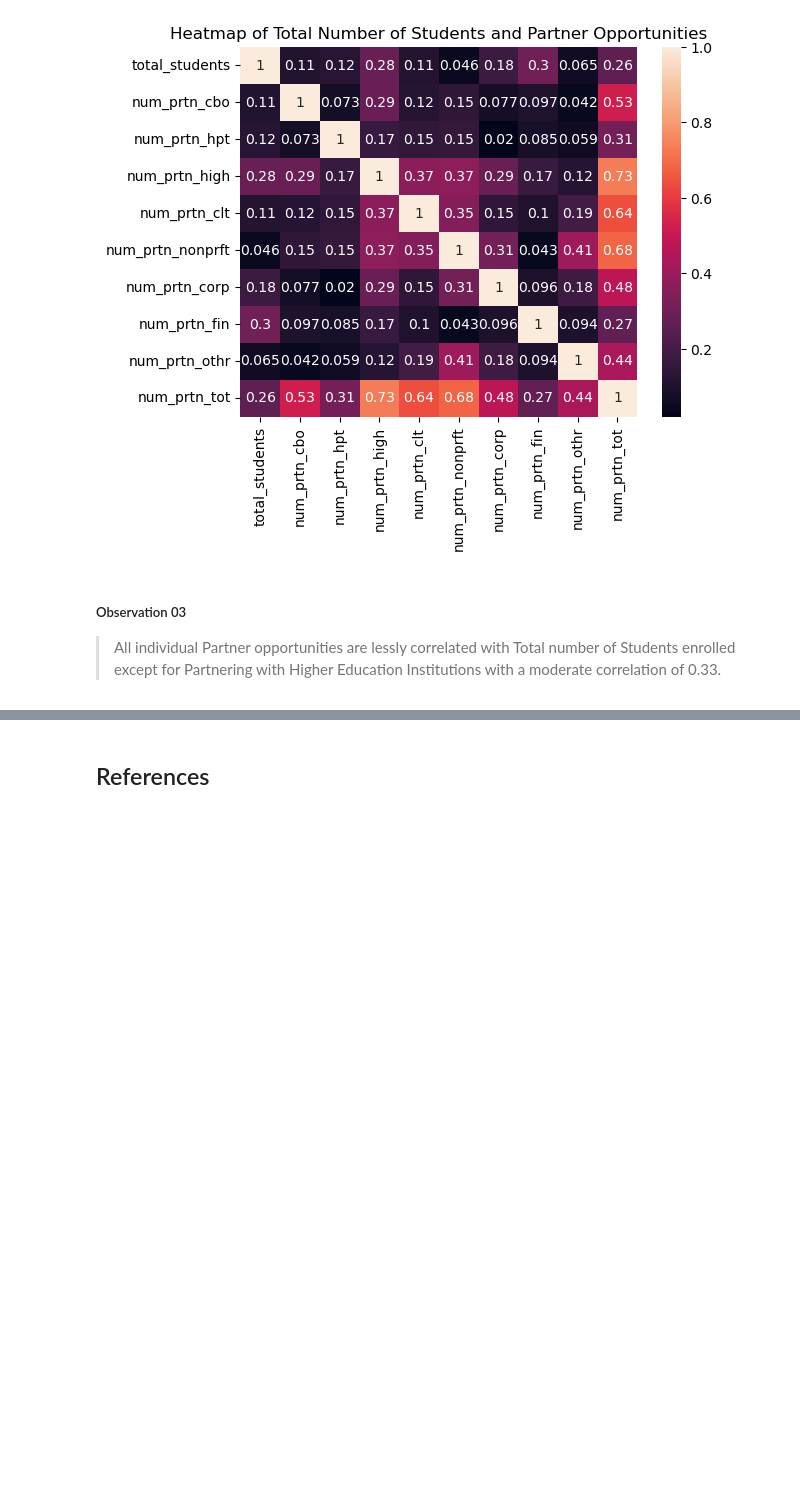
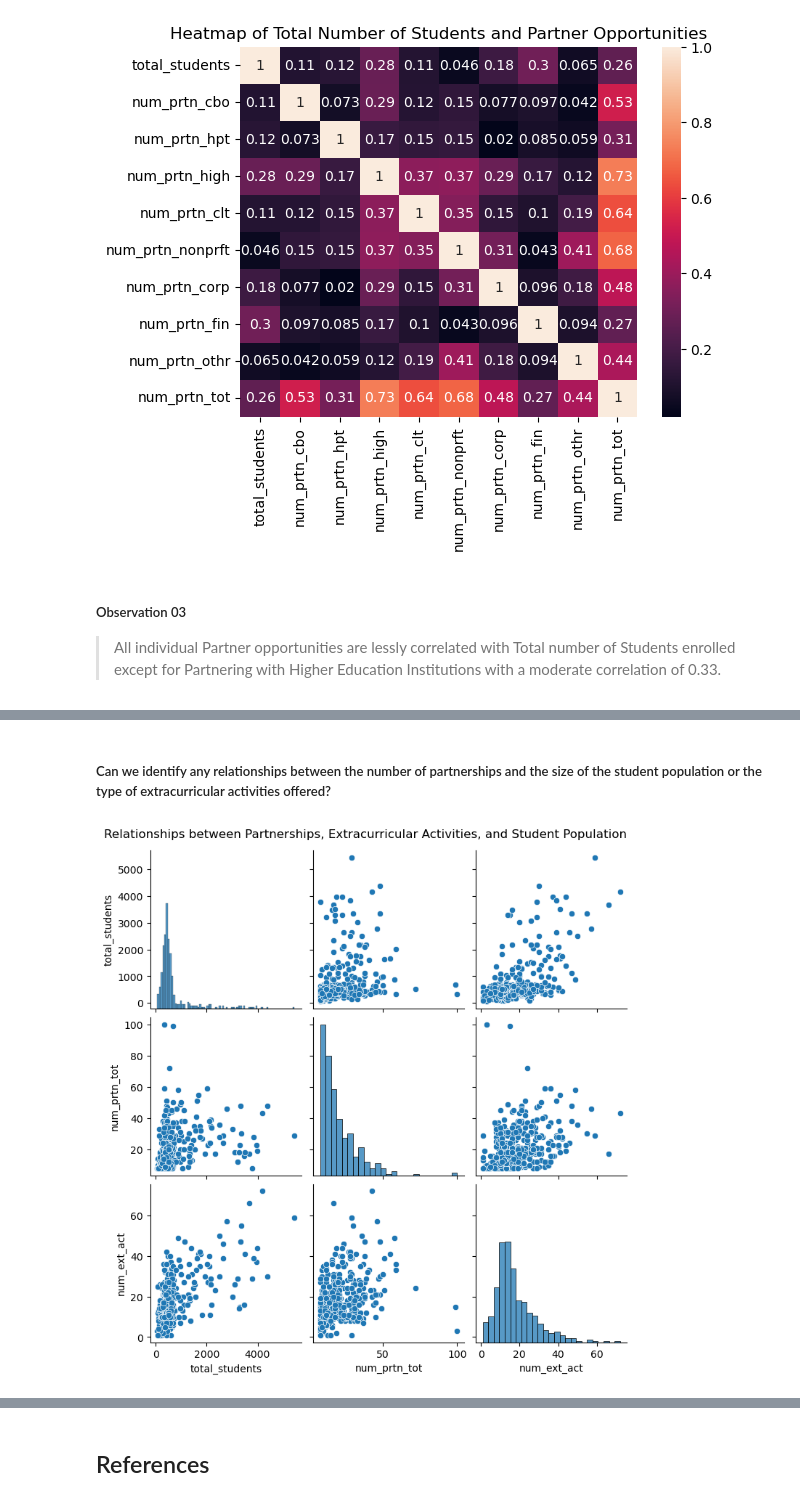
Before and after one commit to nikkirastogi/Analysis-of-schools-in-each-borough-of-NYC, a Jupyter notebook: DataAnalysis.ipynb, the cells around one changed output, grey strips where cells are left out. Drawn from its saved outputs; the diff is of its cells as text; code cells hidden in the pictures; blank space fills up the shorter version.

```diff
--- a/analysis.ipynb
+++ b/DataAnalysis.ipynb
@@ -459,0 +437,6 @@ In conclusion, there is a **Moderately Positive Correlation** between Students e
+# %% [markdown]
+##### Can we identify any relationships between the number of partnerships and the size of the student population or the type of extracurricular activities offered?
+# %%
+obj_inferences.research_ques3_pairplot()
+# %% [output]
+[figure, added]
```
Also changed, not shown: parts of 22 cells of this notebook, 9 other files.
